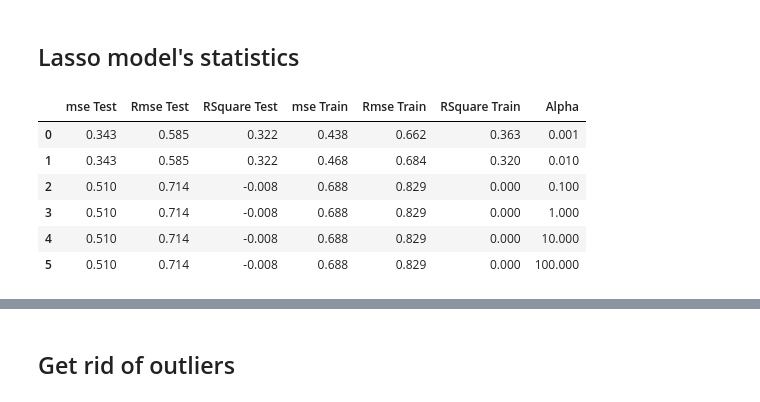
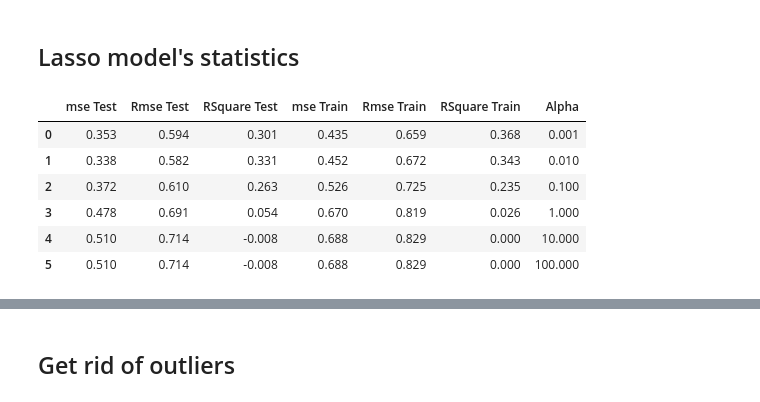
Before and after one commit to selingumusdag/red_wine_quality, a Jupyter notebook: wine_quality.ipynb, the cells around one changed output, grey strips where cells are left out. Cells and saved outputs as stored; diff of their text form; code cells hidden in the pictures.

```diff
--- a/wine_quality.ipynb
+++ b/wine_quality.ipynb
@@ -193,0 +196,22 @@ baseresult_ridge
+# %%
+pol=PolynomialFeatures()
+X_pol=pol.fit_transform(X)
+# %%
+X_train, X_test, Y_train, Y_test = train_test_split(X_pol, Y, test_size = 0.2, random_state = 465)
+# %%
+from sklearn.linear_model import Ridge
+baseresult_ridge=[]
+
+
+for alpha in alpha_list:
+    ridgeregr = Ridge(alpha=alpha)
+    ridgeregr.fit(X_train, Y_train)
+
+    Y_preds_train = ridgeregr.predict(X_train)
+    Y_preds_test = ridgeregr.predict(X_test)
+    baseresult_ridge.append((mse(Y_test, Y_preds_test),rmse(Y_test, Y_preds_test),ridgeregr.score(X_test, Y_test),
+                         mse(Y_train, Y_preds_train),rmse(Y_train, Y_preds_train),ridgeregr.score(X_train, Y_train),alpha))
+
+
+baseresult_ridge=pd.DataFrame(baseresult_ridge,columns=['mse Test','Rmse Test','RSquare Test','mse Train','Rmse Train','RSquare Train','Alpha'])
+baseresult_ridge
@@ -196,25 +228,25 @@ baseresult_ridge
 # %%
 from sklearn.linear_model import Lasso
 baseresult_lasso=[]
-
+X_train, X_test, Y_train, Y_test = train_test_split(X, Y, test_size = 0.2, random_state = 465)
 
 for alpha in alpha_list:
     lassoregr = Lasso(alpha=alpha)
     lassoregr.fit(X_train, Y_train)
 
     Y_preds_train = lassoregr.predict(X_train)
     Y_preds_test = lassoregr.predict(X_test)
     baseresult_lasso.append((mse(Y_test, Y_preds_test),rmse(Y_test, Y_preds_test),lassoregr.score(X_test, Y_test),
                          mse(Y_train, Y_preds_train),rmse(Y_train, Y_preds_train),lassoregr.score(X_train, Y_train),alpha))
 
 
 baseresult_lasso=pd.DataFrame(baseresult_lasso,columns=['mse Test','Rmse Test','RSquare Test','mse Train','Rmse Train','RSquare Train','Alpha'])
 baseresult_lasso
 # %% [output]
 |  | mse Test | Rmse Test | RSquare Test | mse Train | Rmse Train | RSquare Train | Alpha |
-| 0 | 0.343 | 0.585 | 0.322 | 0.438 | 0.662 | 0.363 | 0.001 |
-| 1 | 0.343 | 0.585 | 0.322 | 0.468 | 0.684 | 0.320 | 0.010 |
-| 2 | 0.510 | 0.714 | -0.008 | 0.688 | 0.829 | 0.000 | 0.100 |
-| 3 | 0.510 | 0.714 | -0.008 | 0.688 | 0.829 | 0.000 | 1.000 |
+| 0 | 0.353 | 0.594 | 0.301 | 0.435 | 0.659 | 0.368 | 0.001 |
+| 1 | 0.338 | 0.582 | 0.331 | 0.452 | 0.672 | 0.343 | 0.010 |
+| 2 | 0.372 | 0.610 | 0.263 | 0.526 | 0.725 | 0.235 | 0.100 |
+| 3 | 0.478 | 0.691 | 0.054 | 0.670 | 0.819 | 0.026 | 1.000 |
 | 4 | 0.510 | 0.714 | -0.008 | 0.688 | 0.829 | 0.000 | 10.000 |
 | 5 | 0.510 | 0.714 | -0.008 | 0.688 | 0.829 | 0.000 | 100.000 |
```
Also changed, not shown: parts of 3 cells of this notebook, 1 other file.
